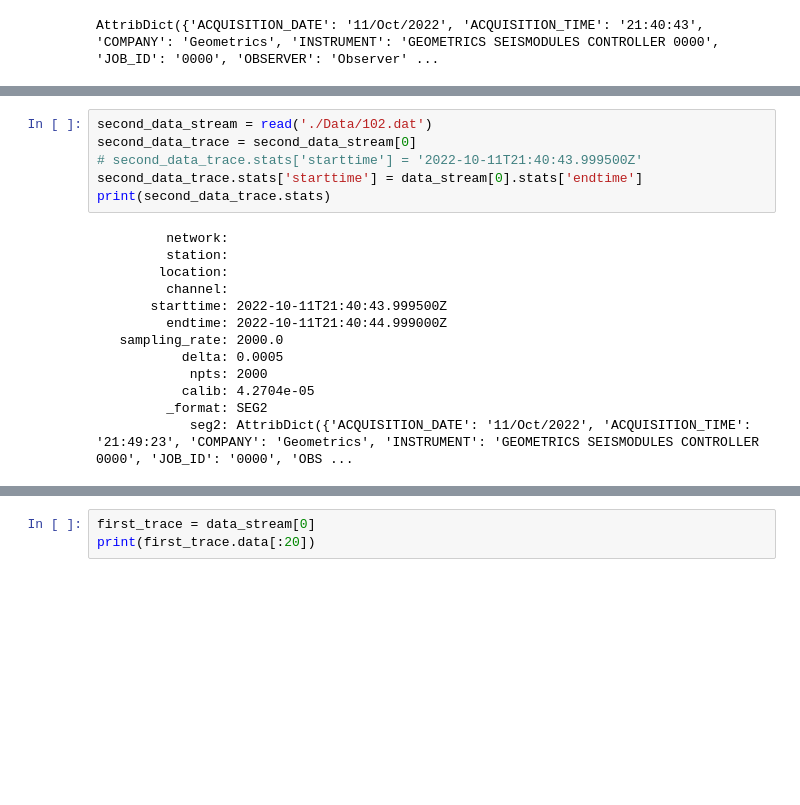
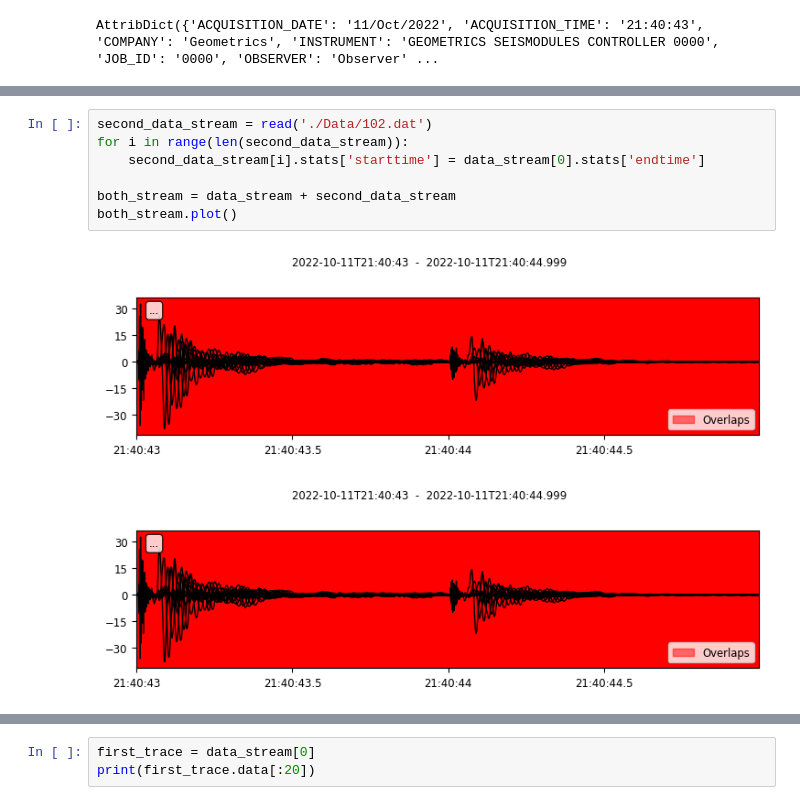
Before and after one commit to R-Grigala/SEG_2_obspy, a Jupyter notebook: seg2_Jupyter.ipynb, the cells around one changed output, grey strips where cells are left out. Cells and saved outputs as stored; diff of their text form; blank space fills up the shorter version.

```diff
--- a/seg2_Jupyter.ipynb
+++ b/seg2_Jupyter.ipynb
@@ -25,19 +39,10 @@ AttribDict({'ACQUISITION_DATE': '11/Oct/2022', 'ACQUISITION_TIME': '21:40:43', '
 # %%
 second_data_stream = read('./Data/102.dat')
-second_data_trace = second_data_stream[0]
-# second_data_trace.stats['starttime'] = '2022-10-11T21:40:43.999500Z'
-second_data_trace.stats['starttime'] = data_stream[0].stats['endtime']
-print(second_data_trace.stats)
+for i in range(len(second_data_stream)):
+    second_data_stream[i].stats['starttime'] = data_stream[0].stats['endtime']
+
+both_stream = data_stream + second_data_stream
+both_stream.plot()
 # %% [output]
-         network:
-         station:
-        location:
-         channel:
-       starttime: 2022-10-11T21:40:43.999500Z
-         endtime: 2022-10-11T21:40:44.999000Z
-   sampling_rate: 2000.0
-           delta: 0.0005
-            npts: 2000
-           calib: 4.2704e-05
-         _format: SEG2
-            seg2: AttribDict({'ACQUISITION_DATE': '11/Oct/2022', 'ACQUISITION_TIME': '21:49:23', 'COMPANY': 'Geometrics', 'INSTRUMENT': 'GEOMETRICS SEISMODULES CONTROLLER 0000', 'JOB_ID': '0000', 'OBS ...
+[figure, added]
+[figure, added]
```
Also changed, not shown: parts of 5 cells of this notebook.
